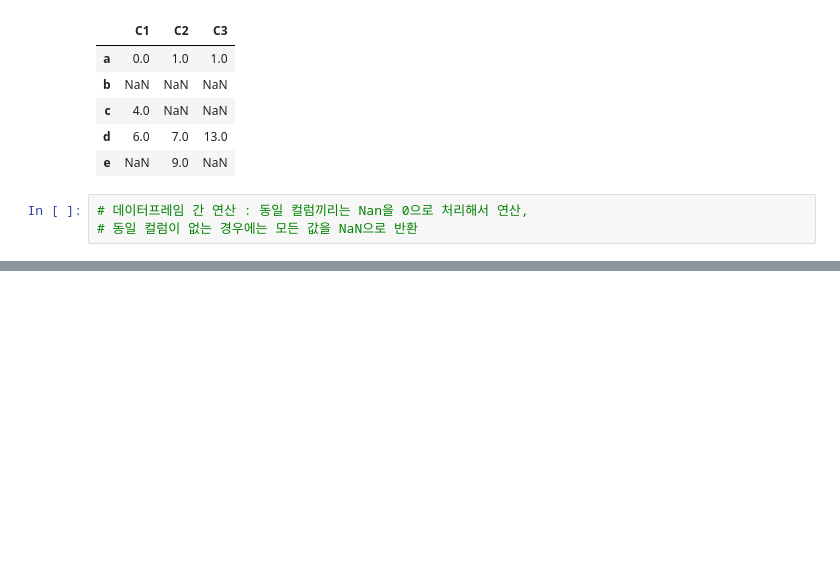
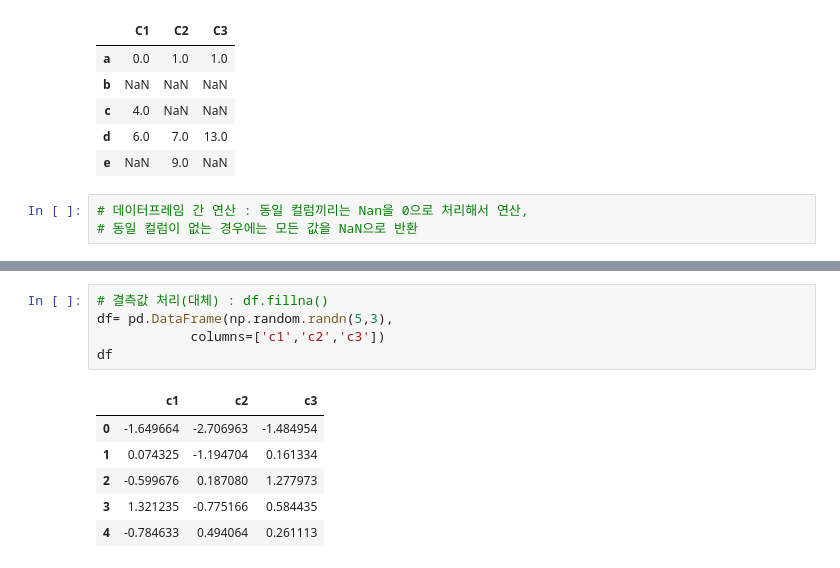
Before and after one commit to ikeven94/py_repo, a Jupyter notebook: Pandas_Numpy/Pandas_preprocessing.ipynb, the cells around one changed output, grey strips where cells are left out. Cells and saved outputs as stored; diff of their text form; blank space fills up the shorter version.

```diff
--- a/Pandas_Numpy/Pandas_preprocessing.ipynb
+++ b/Pandas_Numpy/Pandas_preprocessing.ipynb
@@ -473,0 +502,12 @@ df
+# %%
+# 결측값 처리(대체) : df.fillna()
+df= pd.DataFrame(np.random.randn(5,3),
+            columns=['c1','c2','c3'])
+df
+# %% [output]
+|  | c1 | c2 | c3 |
+| 0 | -1.649664 | -2.706963 | -1.484954 |
+| 1 | 0.074325 | -1.194704 | 0.161334 |
+| 2 | -0.599676 | 0.187080 | 1.277973 |
+| 3 | 1.321235 | -0.775166 | 0.584435 |
+| 4 | -0.784633 | 0.494064 | 0.261113 |
```
Also changed, not shown: parts of 8 cells of this notebook.
